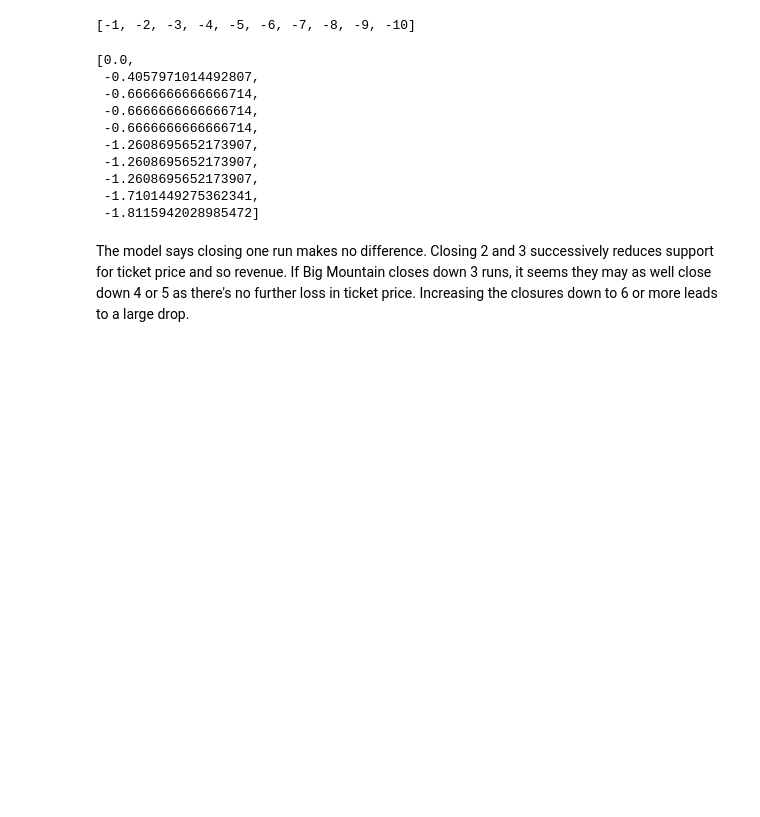
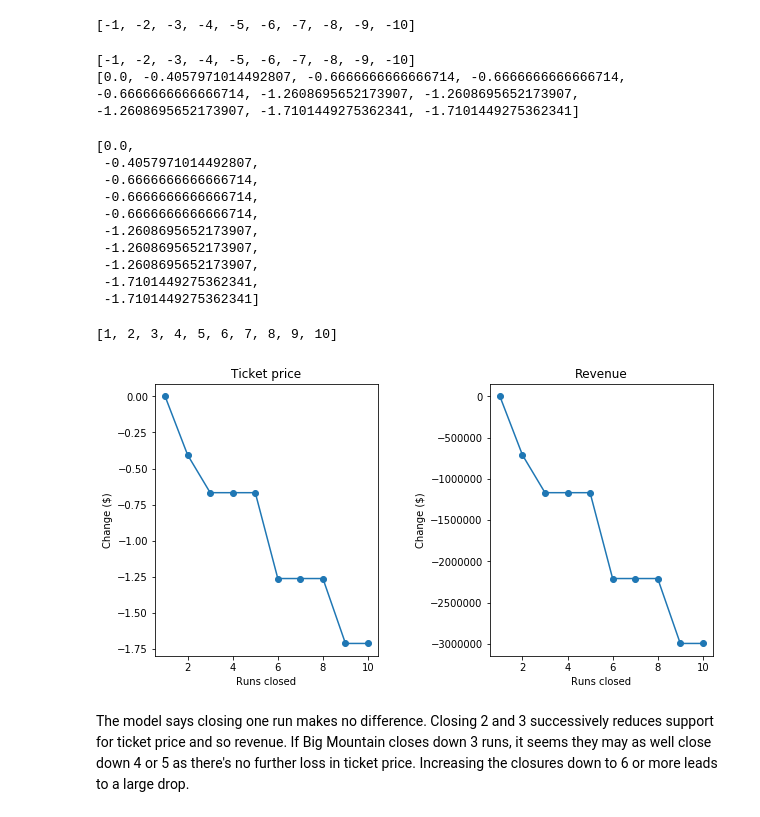
Before and after one commit to vikashkrs/DataScienceGuidedCapstone, a Jupyter notebook: Notebooks/05_modeling.ipynb, the cells around one changed output. Saved outputs shown, nothing was run; the diff lists cells and outputs as text; code cells hidden in the pictures; blank space fills up the shorter version.

```diff
--- a/Notebooks/05_modeling.ipynb
+++ b/Notebooks/05_modeling.ipynb
@@ -51,10 +51,11 @@ from sklearn.model_selection import cross_validate
 # These checks can save some head-scratching in development when moving from
 # one python environment to another, for example
 expected_model_version = '1.0'
-model_path = 'C:/Data Science Career Track/Unit 6 - Applying data science method/step 4 - Preprocessing_and_training/ski_resort_pricing_model.pkl'
+model_path = 'C:/Users/vikas/Data Science Career Track/DataScienceGuidedCapstone/ski_resort_pricing_model.pkl'
 if os.path.exists(model_path):
     with open(model_path, 'rb') as f:
         model = pickle.load(f)
+        #print(dir(model))
     if model.version != expected_model_version:
         print("Expected model version doesn't match version loaded")
     if model.sklearn_version != sklearn_version:
@@ -313,7 +354,7 @@ def predict_increase(features, deltas):
 
     bm2 = X_bm.copy()
     for f, d in zip(features, deltas):
-        bm2[___] += ___
+        bm2[f] += d
     return model.predict(bm2).item() - model.predict(X_bm).item()
 # %% [markdown]
 ### 5.9.1 Scenario 1<a id='5.9.1_Scenario_1'></a>
@@ -325,7 +366,12 @@ Close up to 10 of the least used runs. The number of runs is the only parameter
 [-1, -2, -3, -4, -5, -6, -7, -8, -9, -10]
 # %%
 runs_delta = [i for i in range(-1, -11, -1)]
+print(runs_delta)
 price_deltas = [predict_increase(['Runs'], [delta]) for delta in runs_delta]
+print(price_deltas)
+# %% [output]
+[-1, -2, -3, -4, -5, -6, -7, -8, -9, -10]
+[0.0, -0.4057971014492807, -0.6666666666666714, -0.6666666666666714, -0.6666666666666714, -1.2608695652173907, -1.2608695652173907, -1.2608695652173907, -1.7101449275362341, -1.7101449275362341]
 # %%
 price_deltas
 # %% [output]
@@ -338,23 +384,27 @@ price_deltas
  -1.2608695652173907,
  -1.2608695652173907,
  -1.7101449275362341,
- -1.8115942028985472]
+ -1.7101449275362341]
 # %%
 #Code task 3#
 #Create two plots, side by side, for the predicted ticket price change (delta) for each
 #condition (number of runs closed) in the scenario and the associated predicted revenue
 #change on the assumption that each of the expected visitors buys 5 tickets
 #There are two things to do here:
 #1 - use a list comprehension to create a list of the number of runs closed from `runs_delta`
 #2 - use a list comprehension to create a list of predicted revenue changes from `price_deltas`
-runs_closed = [-1 * ___ for ___ in runs_delta] #1
+runs_closed = [-1 * r for r in runs_delta] #1
+print(runs_closed)
 fig, ax = plt.subplots(1, 2, figsize=(10, 5))
 fig.subplots_adjust(wspace=0.5)
 ax[0].plot(runs_closed, price_deltas, 'o-')
 ax[0].set(xlabel='Runs closed', ylabel='Change ($)', title='Ticket price')
-revenue_deltas = [5 * expected_visitors * ___ for ___ in ___] #2
+revenue_deltas = [5 * expected_visitors * p for p in price_deltas ] #2
 ax[1].plot(runs_closed, revenue_deltas, 'o-')
 ax[1].set(xlabel='Runs closed', ylabel='Change ($)', title='Revenue');
+# %% [output]
+[1, 2, 3, 4, 5, 6, 7, 8, 9, 10]
+[figure, added]
 # %% [markdown]
 The model says closing one run makes no difference. Closing 2 and 3 successively reduces support for ticket price and so revenue. If Big Mountain closes down 3 runs, it seems they may as well close down 4 or 5 as there's no further loss in ticket price. Increasing the closures down to 6 or more leads to a large drop.
 # %% [markdown]
```
Also changed, not shown: parts of 16 cells of this notebook.
